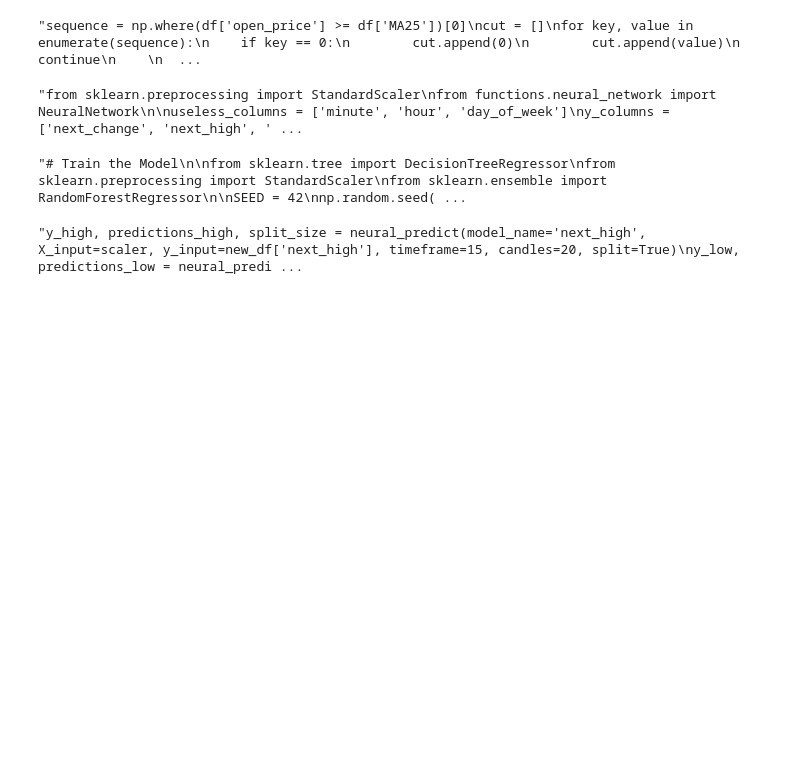
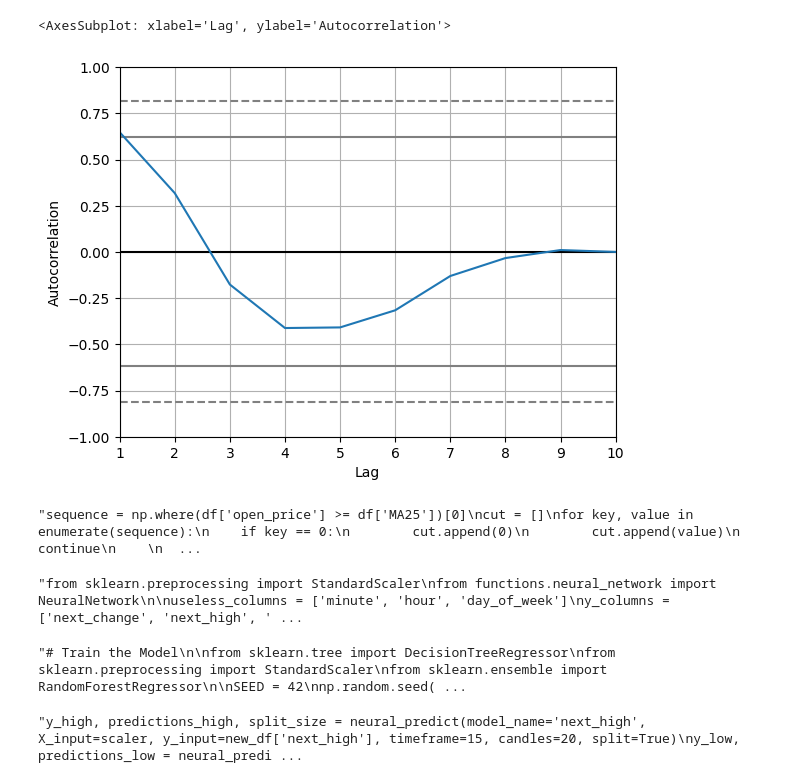
Before and after one commit to zoddinGC/BTC-Algorithm, a Jupyter notebook: study.ipynb, the cells around one changed output. Saved outputs shown, nothing was run; the diff lists cells and outputs as text; code cells hidden in the pictures; blank space fills up the shorter version.

```diff
--- a/study.ipynb
+++ b/study.ipynb
@@ -19,7 +19,7 @@ def clean_data():
         # MA, OBV, Stochastic
 
         # Loading the data
-        path = 'resources/dataset/test_db.csv' # 'resources/dataset/2018-2022_1min.csv' # 'resources/dataset/daily_15min.csv' #
+        path = 'resources/dataset/2018-2022_1min.csv' # 'resources/dataset/daily_15min.csv' # 'resources/dataset/test_db.csv' #
         df = pd.read_csv(path)
 
         df.columns = ['open_time', 'open_price', 'high_price', 'low_price', 'close_price', 'volume',
@@ -96,3 +96,6 @@ def clean_data():
         #df_original = df.copy()
 
         return df
+# %%
+df = clean_data()
+df.info()
@@ -99,3 +120,10 @@ def clean_data():
+# %%
+from pandas.plotting import autocorrelation_plot
+
+autocorrelation_plot(df['close_price'][:10])
+# %% [output]
+<AxesSubplot: xlabel='Lag', ylabel='Autocorrelation'>
+[figure, added]
 # %%
 # df.corr().style.background_gradient(cmap='RdBu', vmin=-1, vmax=1).set_sticky(axis='index')
 # %%
```
Also changed, not shown: parts of 9 cells of this notebook, 13 other files.
